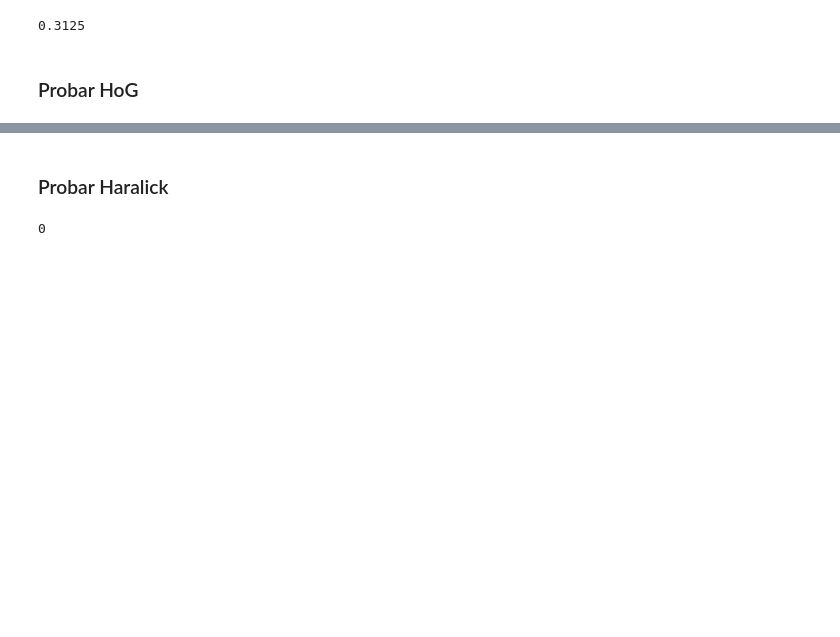
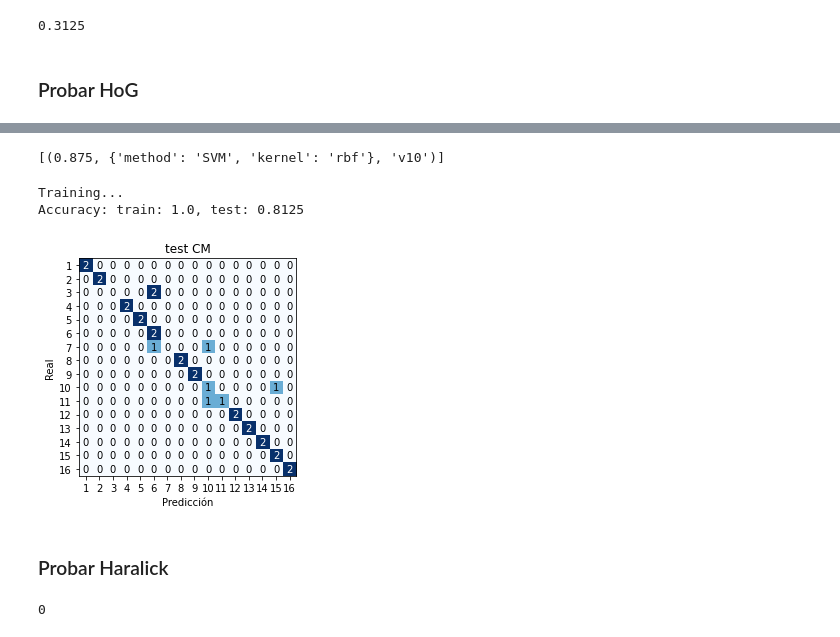
Before and after one commit to yerkko/pattern_recognition, a Jupyter notebook: codigo/experiments.ipynb, the cells around one changed output, grey strips where cells are left out. Drawn from its saved outputs; the diff is of its cells as text; code cells hidden in the pictures; blank space fills up the shorter version.

Commit message:
Add hog experiments Add SIFT and SURF kmeans

```diff
--- a/codigo/experiments.ipynb
+++ b/codigo/experiments.ipynb
@@ -696,7 +1004,12 @@ len(hog_cols)
 strategies = [
     { 'method': 'SVM', 'kernel': 'rbf' },
     { 'method': 'SVM', 'kernel': 'linear' },
-    { 'method': 'KNN', 'n_neighbors': 5 },
-    { 'method': 'KNN', 'n_neighbors': 3 },
-    { 'method': 'MLP' },
+#     { 'method': 'KNN', 'n_neighbors': 5 },
+    { 'method': 'KNN', 'n_neighbors': 5, 'weights': 'distance' },
+#     { 'method': 'KNN', 'n_neighbors': 3 },
+    { 'method': 'KNN', 'n_neighbors': 3, 'weights': 'distance' },
+    { 'method': 'KNN', 'n_neighbors': 1 },
+#     { 'method': 'MLP' },
+#     { 'method': 'RF' },
+#     { 'method': 'LDA' },
 ]
@@ -719,4 +1015,0 @@ Best result:  0.875 {'method': 'SVM', 'kernel': 'rbf'}
-# %%
-# Correr mejor estrategia en testing
-
-run_experiment(df_A, hog_cols, option='test', show_cm=True, **best_strategy)
@@ -727,0 +1016,3 @@ Accuracy: train: 1.0, test: 0.8125
+# %%
+hog_versions = list(HOG_CONFIGS.keys())
+hog_versions
@@ -727,0 +1021,17 @@ Accuracy: train: 1.0, test: 0.8125
+# %%
+%%time
+
+results = []
+COLOR = False
+DATAFRAME = df_A
+
+for version in hog_versions:
+    hog_cols = get_hog_cols(DATAFRAME, version, color=COLOR)
+    print(f'HoG version color={COLOR}+{version}, n cols = {len(hog_cols)}')
+
+    acc, strategy = find_best_strategy(DATAFRAME, hog_cols, strategies)
+
+    results.append((acc, strategy, version))
+
+sorted_results = sorted(results, key=lambda x:x[0], reverse=True)
+best_acc, best_strategy, best_version = sorted_results[0]
@@ -728,3 +1056,20 @@ Accuracy: train: 1.0, test: 0.8125
+# %%
+sorted_results
+# %% [output]
+[(0.875, {'method': 'SVM', 'kernel': 'rbf'}, 'v10')]
+# %%
+# print('Best results:', best_acc, best_strategy, best_version)
+
+# plt.figure(figsize=(15, 15))
+
+for version in ['v10']:
+    hog_cols = get_hog_cols(DATAFRAME, version, color=COLOR)
+
+    run_experiment(DATAFRAME, hog_cols, option='test', show_cm=True, **best_strategy)
+# %% [output]
+Training...
+Accuracy: train: 1.0, test: 0.8125
+[figure, added]
 # %% [markdown]
 ### Probar Haralick
 # %%
```
Also changed, not shown: parts of 64 cells of this notebook, 3 other files.
